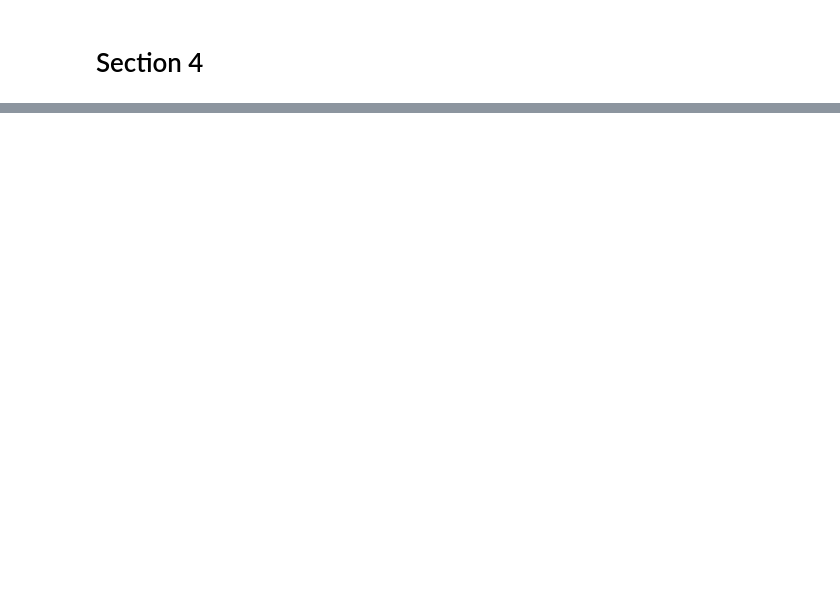
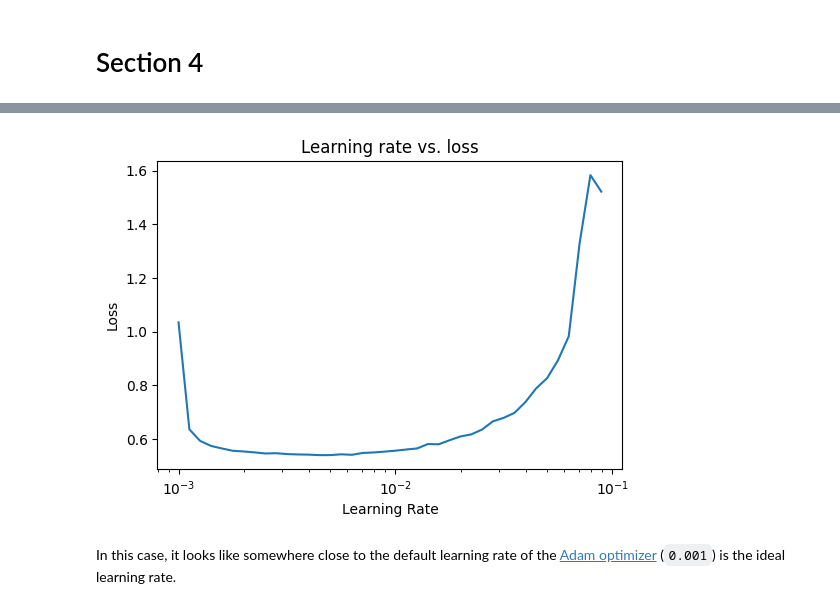
Before and after one commit to ManhDzungNguyen/TensorFlow-Zero-to-Mastery, a Jupyter notebook: kuu_jupiter_notebooks/section_4.ipynb, the cells around one changed output, grey strips where cells are left out. Cells and saved outputs as stored; diff of their text form; code cells hidden in the pictures; blank space fills up the shorter version.

```diff
--- a/kuu_jupiter_notebooks/section_4.ipynb
+++ b/kuu_jupiter_notebooks/section_4.ipynb
@@ -110,0 +114,3 @@ doing binary classifcation...
+# %%
+train_data_norm = train_data / 255.0
+test_data_norm = test_data / 255.0
@@ -110,0 +172,25 @@ doing binary classifcation...
+# %%
+# Set random seed
+tf.random.set_seed(42)
+
+# Create the model
+model_02 = tf.keras.Sequential([
+    tf.keras.layers.Flatten(input_shape=(28, 28)), # input layer (we had to reshape 28x28 to 784, the Flatten layer does this for us)
+    tf.keras.layers.Dense(4, activation="relu"),
+    tf.keras.layers.Dense(4, activation="relu"),
+    tf.keras.layers.Dense(10, activation=tf.keras.activations.softmax) # output shape is 10 (one per class of clothing)
+])
+
+# Compile the model
+model_02.compile(loss=tf.keras.losses.SparseCategoricalCrossentropy(),
+              optimizer=tf.keras.optimizers.Adam(),
+              metrics=["accuracy"])
+
+lr_scheduler = tf.keras.callbacks.LearningRateScheduler(lambda epoch: 1e-3 * 10 **(epoch/20))
+
+# Fit the model
+find_lr_history = model_02.fit(train_data_norm,
+                             train_labels,
+                             epochs=40,
+                             validation_data=(test_data_norm, test_labels),
+                             callbacks=[lr_scheduler])
@@ -110,0 +215,14 @@ doing binary classifcation...
+# %%
+import numpy as np
+
+lrs = 1e-3 * (10**(np.arange(40)/20))
+
+plt.figure(figsize=(6, 4))
+plt.semilogx(lrs, find_lr_history.history["loss"]) # we want the x-axis (learning rate) to be log scale
+plt.xlabel("Learning Rate")
+plt.ylabel("Loss")
+plt.title("Learning rate vs. loss");
+# %% [output]
+[figure, added]
+# %% [markdown]
+In this case, it looks like somewhere close to the default learning rate of the [Adam optimizer](https://www.tensorflow.org/api_docs/python/tf/keras/optimizers/Adam) (`0.001`) is the ideal learning rate.
```
Also changed, not shown: parts of 30 cells of this notebook, 1 other file.
